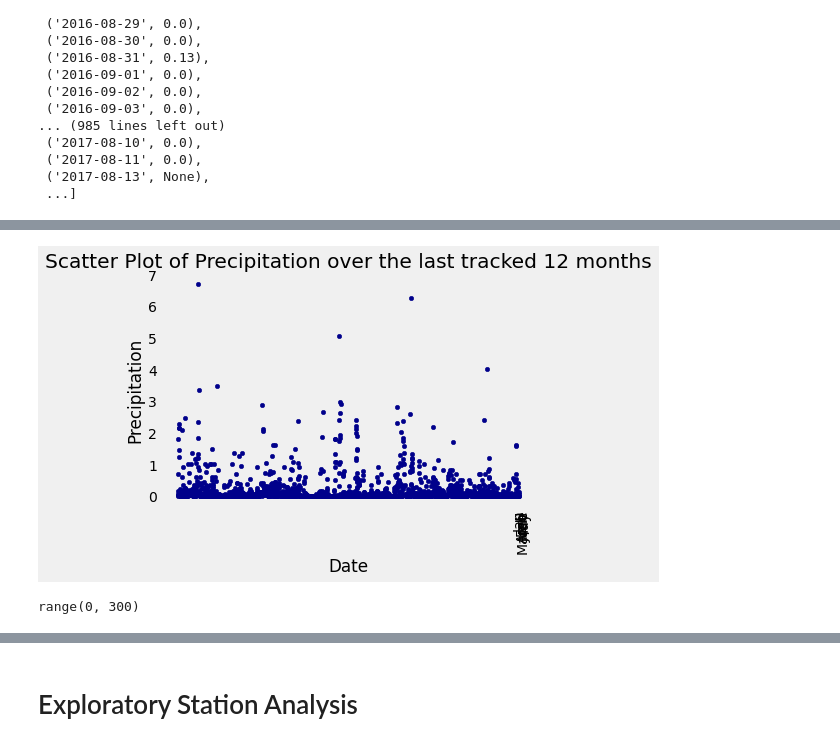
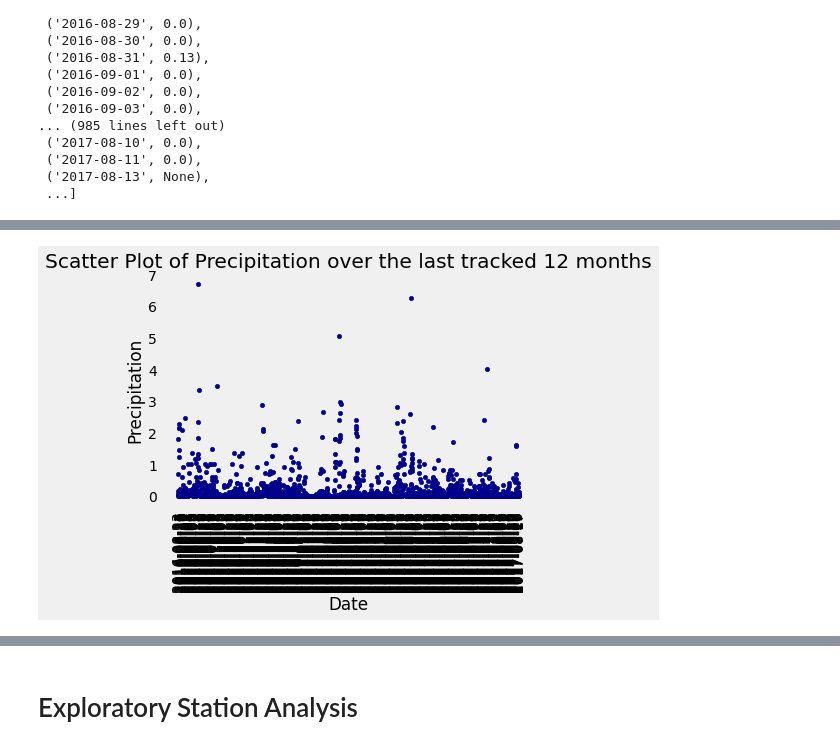
Before and after one commit to DarianR4/sqlalchemy_challenge, a Jupyter notebook: climate_starter.ipynb, the cells around one changed output, grey strips where cells are left out. Drawn from its saved outputs; the diff is of its cells as text; code cells hidden in the pictures.

```diff
--- a/climate_starter.ipynb
+++ b/climate_starter.ipynb
@@ -98,18 +99,3 @@ session.query(Measurement.date, Measurement.prcp).filter(and_(func.date(Measurem
  ...]
 # %%
 # Use Pandas to calcualte the summary statistics for the precipitation data
-# %%
-
-
-# Save the query results as a Pandas DataFrame and set the index to the date column
-month12prcp = session.query(Measurement.date, Measurement.prcp).filter(and_(func.date(Measurement.date) >= dt.date(2016, 8, 23),\
-                                  func.date(Measurement.date) <= dt.date(2017, 8, 23))).all()
-
-month12df = pd.DataFrame(month12prcp, columns=['Date','Precipitation'])
-
-month12ddf = month12df.set_index('Date')
-
-#print(month12ddf)
-
-# Sort the dataframe by date
-month12ddf.sort_values(by='Date')
@@ -131,17 +117,8 @@ month12ddf.sort_values(by='Date')
 # %%
 # Use Pandas Plotting with Matplotlib to plot the data()
 prcpplot = month12df.plot.scatter(x='Date', y='Precipitation', c='DarkBlue', title="Scatter Plot of Precipitation over the last tracked 12 months")
 plt.xticks(rotation = 90)
-
-date_ticks = []
-for i in range(0,12):
-    date_ticks.append
-plt.xticks([],['Jan','Feb','March','April','May','June','July','Aug','Sept','Oct','Nov','Dec'])
 plt.grid()
 plt.show()
 # %% [output]
-[figure, old version]
+[figure, new version]
-# %%
-range(300)
-# %% [output]
-range(0, 300)
```
Also changed, not shown: parts of 5 cells of this notebook, 1 other file.
